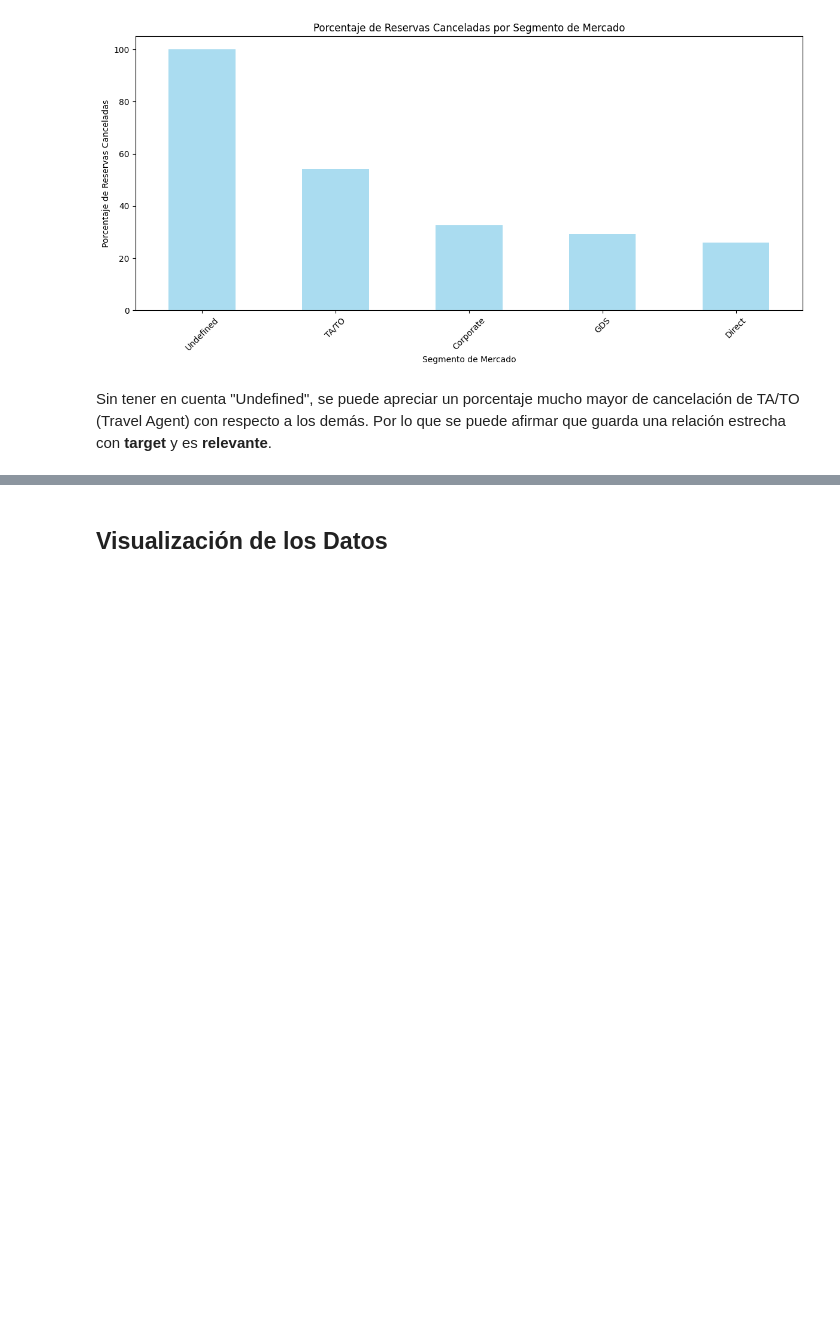
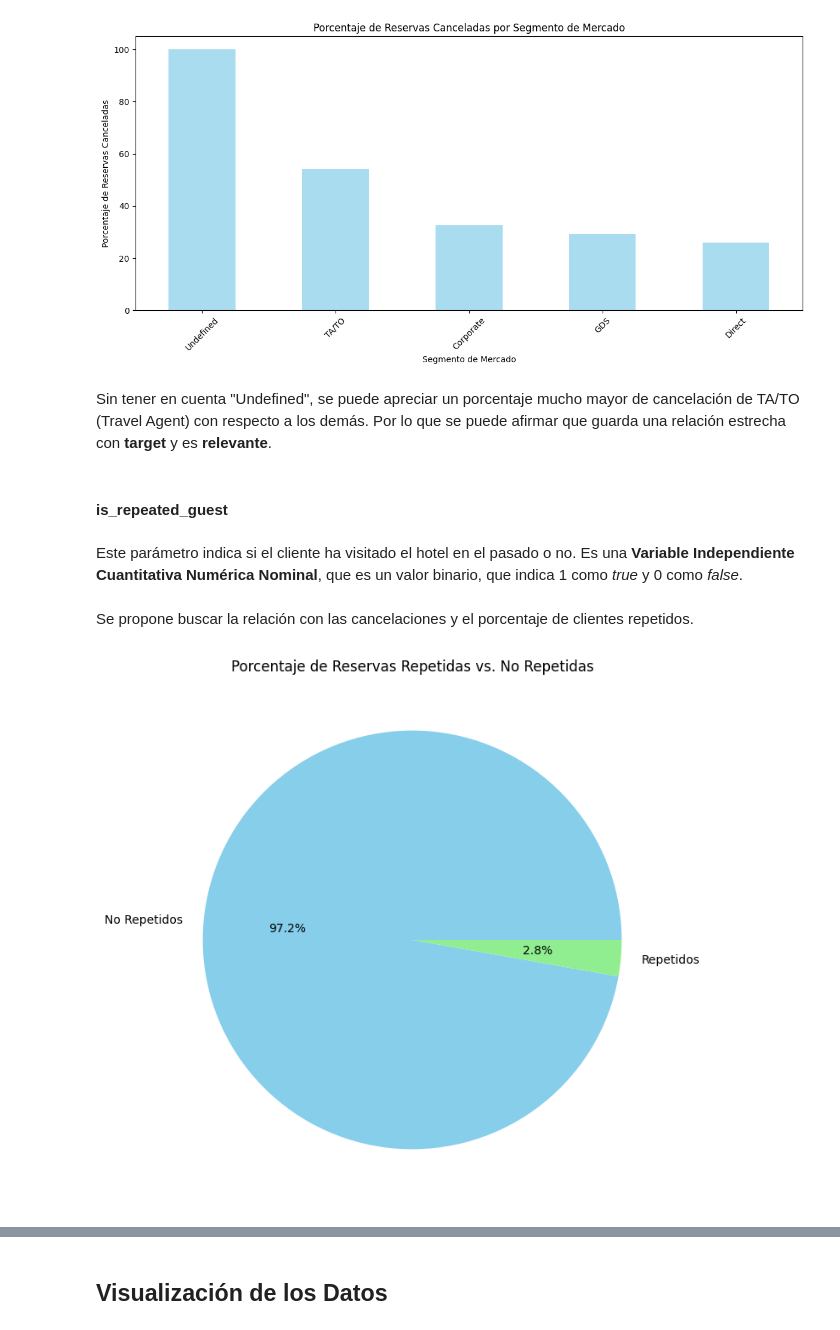
Before and after one commit to InspectorDave/OrgaDeDatos-TPs, a Jupyter notebook: 7506R_TP1_GRUPO11_CHP1_ENTREGA.ipynb, the cells around one changed output, grey strips where cells are left out. Cells and saved outputs as stored; diff of their text form; code cells hidden in the pictures; blank space fills up the shorter version.

Commit message:
is_repeated_guest

```diff
--- a/7506R_TP1_GRUPO11_CHP1_ENTREGA.ipynb
+++ b/7506R_TP1_GRUPO11_CHP1_ENTREGA.ipynb
@@ -1086,3 +1086,18 @@ plt.show()
 [figure]
 # %% [markdown]
 Sin tener en cuenta "Undefined", se puede apreciar un porcentaje mucho mayor de cancelación de TA/TO (Travel Agent) con respecto a los demás. Por lo que se puede afirmar que guarda una relación estrecha con **target** y es **relevante**.
+# %% [markdown]
+#### is_repeated_guest
+# %% [markdown]
+Este parámetro indica si el cliente ha visitado el hotel en el pasado o no. Es una **Variable Independiente Cuantitativa Numérica Nominal**, que es un valor binario, que indica 1 como _true_ y 0 como _false_.
+# %% [markdown]
+Se propone buscar la relación con las cancelaciones y el porcentaje de clientes repetidos.
+# %%
+guest_counts = hotels_df['is_repeated_guest'].value_counts()
+
+plt.figure(figsize=(8, 8))
+plt.pie(guest_counts, labels=['No Repetidos', 'Repetidos'], autopct='%1.1f%%', colors=['skyblue', 'lightgreen'])
+plt.title('Porcentaje de Reservas Repetidas vs. No Repetidas')
+plt.show()
+# %% [output]
+[figure, added]
```
Also changed, not shown: parts of 3 cells of this notebook.
